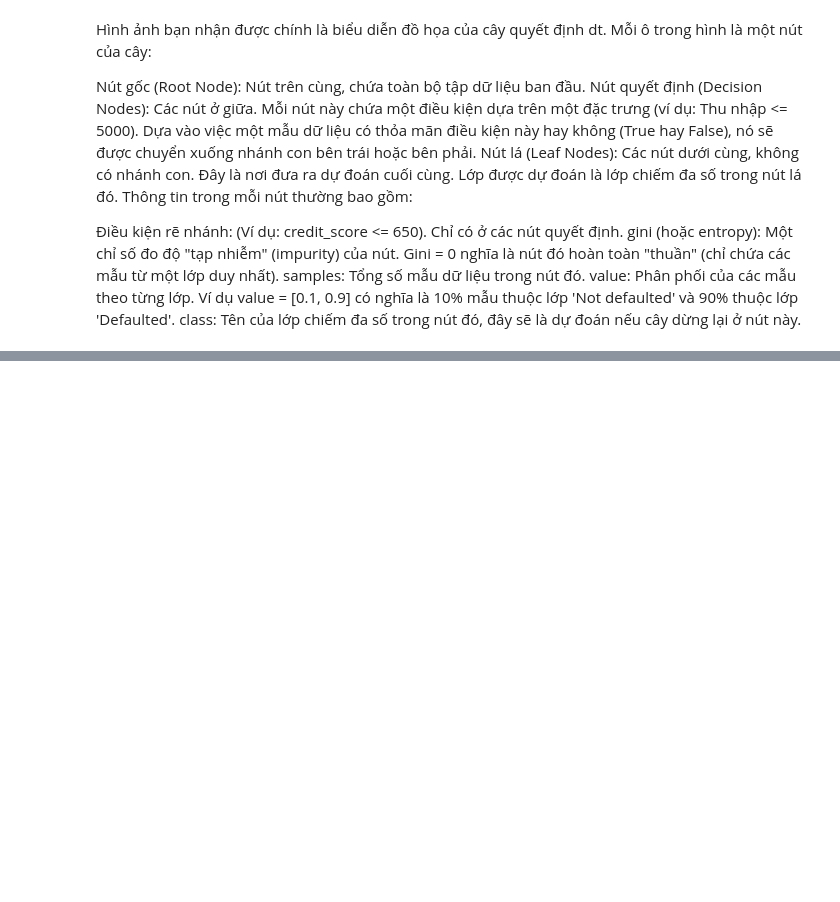
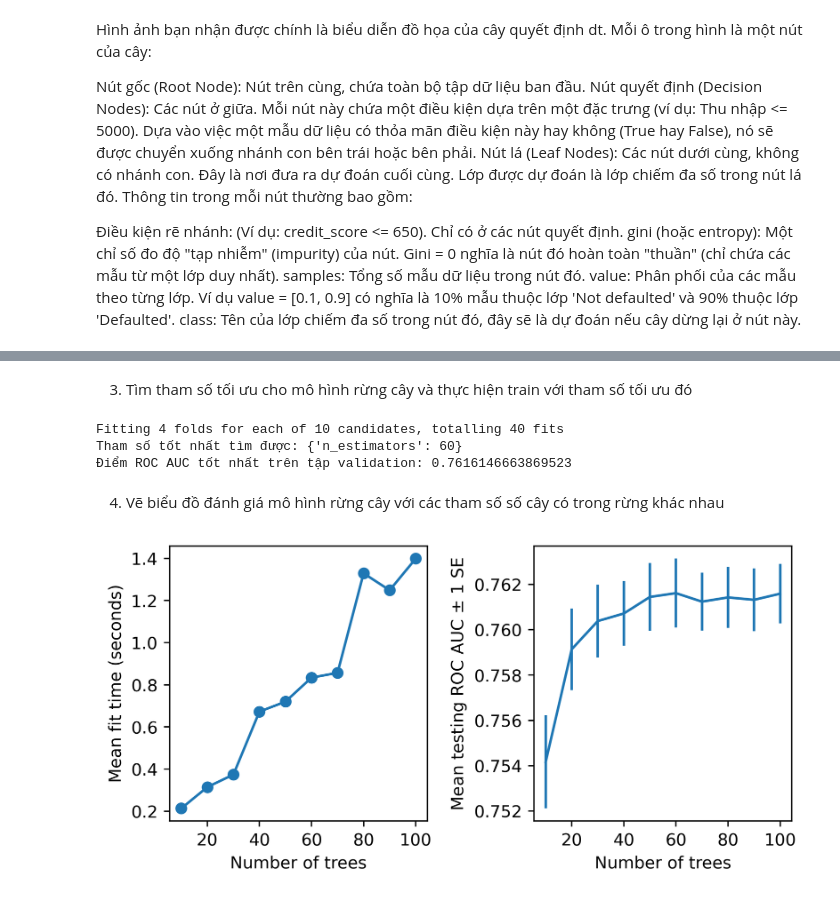
Before and after one commit to tranquocha2005/PTDL-SGU_2025, a Jupyter notebook: Tuan8_PRACTICE_BASIC_CLASSIFICATION_ALGORITHM/lab1.ipynb, the cells around one changed output, grey strips where cells are left out. Saved outputs shown, nothing was run; the diff lists cells and outputs as text; code cells hidden in the pictures; blank space fills up the shorter version.

```diff
--- a/Tuan8_PRACTICE_BASIC_CLASSIFICATION_ALGORITHM/lab1.ipynb
+++ b/Tuan8_PRACTICE_BASIC_CLASSIFICATION_ALGORITHM/lab1.ipynb
@@ -427,0 +483,48 @@ class: Tên của lớp chiếm đa số trong nút đó, đây sẽ là dự đ
+# %% [markdown]
+3. Tìm tham số tối ưu cho mô hình rừng cây và thực hiện train với tham số tối ưu đó
+# %%
+#a parameter grid for this exercise in order to search the numbers of
+rf_params_ex = {'n_estimators':list(range(10,110,10))}
+cv_rf_ex = GridSearchCV(
+    estimator=rf,
+    param_grid=rf_params_ex,
+    scoring='roc_auc',
+    cv=4,
+    verbose=1,
+    error_score=np.nan,  # SỬA LỖI: Dùng np.nan thay vì chuỗi 'np.nan'
+    return_train_score=True
+)
+
+# 4. Huấn luyện mô hình
+# SỬA LỖI: Bỏ dấu chấm ở cuối dòng
+cv_rf_ex.fit(X_train, y_train)
+
+# (Tùy chọn) In ra kết quả tốt nhất để kiểm tra
+print("Tham số tốt nhất tìm được:", cv_rf_ex.best_params_)
+print("Điểm ROC AUC tốt nhất trên tập validation:", cv_rf_ex.best_score_)
+# %% [output]
+Fitting 4 folds for each of 10 candidates, totalling 40 fits
+Tham số tốt nhất tìm được: {'n_estimators': 60}
+Điểm ROC AUC tốt nhất trên tập validation: 0.7616146663869523
+# %% [markdown]
+4. Vẽ biểu đồ đánh giá mô hình rừng cây với các tham số số cây có trong rừng khác nhau
+# %%
+cv_rf_ex_results_df = pd.DataFrame(cv_rf_ex.cv_results_)
+fig, axs = plt.subplots(nrows=1, ncols=2, figsize=(6, 3))
+# bieudo1
+axs[0].plot(cv_rf_ex_results_df['param_n_estimators'],
+cv_rf_ex_results_df['mean_fit_time'],
+'-o')
+axs[0].set_xlabel('Number of trees')
+axs[0].set_ylabel('Mean fit time (seconds)')
+# bieudo2
+axs[1].errorbar(cv_rf_ex_results_df['param_n_estimators'],
+cv_rf_ex_results_df['mean_test_score'],
+yerr=cv_rf_ex_results_df['std_test_score']/np.sqrt(4))
+axs[1].set_xlabel('Number of trees')
+axs[1].set_ylabel('Mean testing ROC AUC $\pm$ 1 SE ')
+# Tối ưu bố cục và hiển thị
+plt.tight_layout()
+plt.show()
+# %% [output]
+[figure, added]
```
Also changed, not shown: parts of 25 cells of this notebook.
